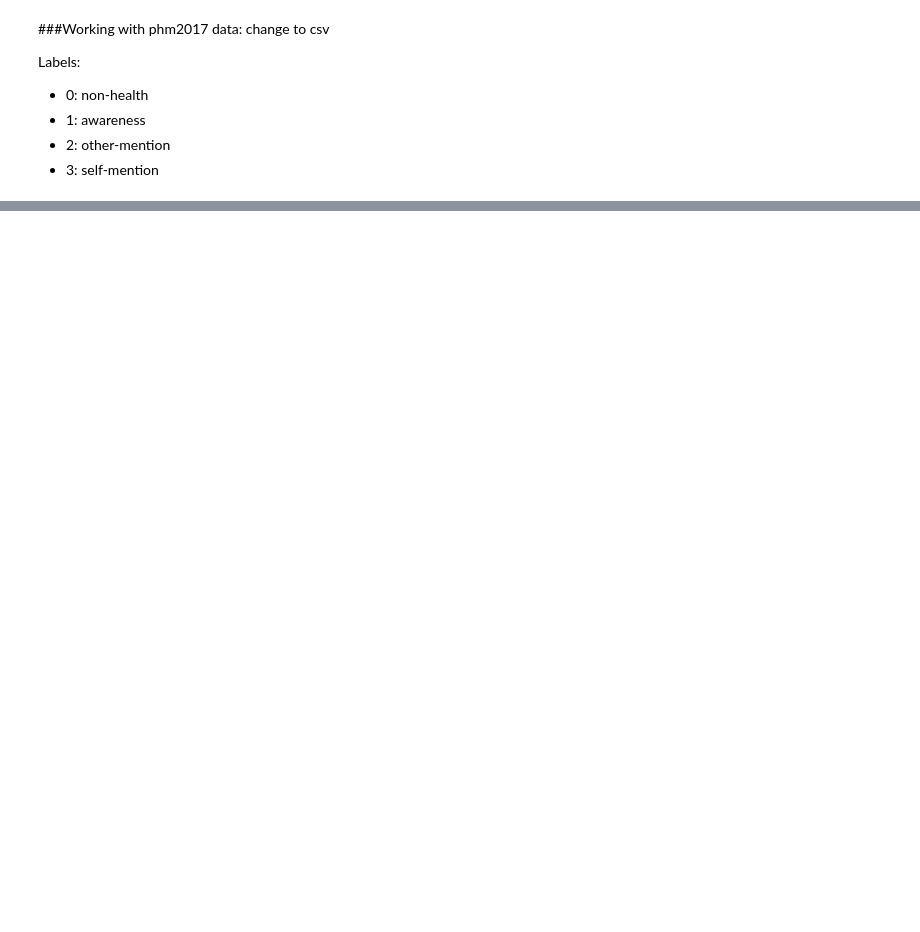
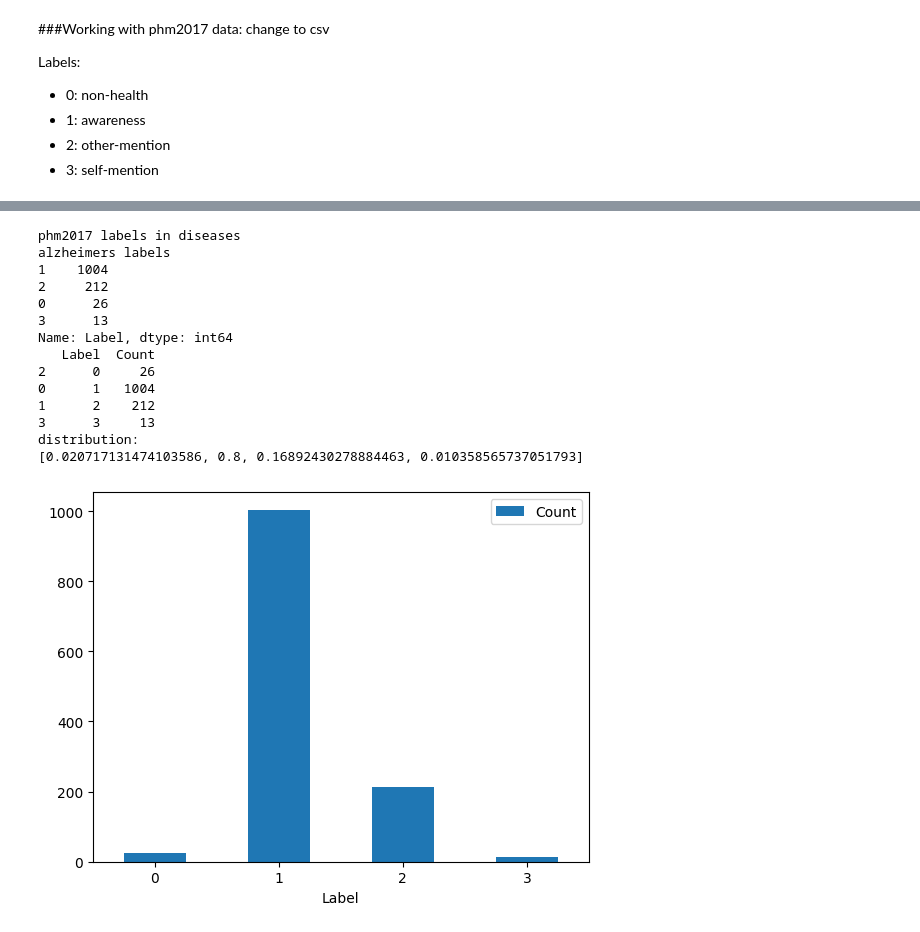
Before and after one commit to emedema/phm_evolutionary_optimization, a Jupyter notebook: data.ipynb, the cells around one changed output, grey strips where cells are left out. Cells and saved outputs as stored; diff of their text form; code cells hidden in the pictures; blank space fills up the shorter version.

```diff
--- a/data.ipynb
+++ b/data.ipynb
@@ -162,0 +317,41 @@ read_file
+# %%
+print("phm2017 labels in diseases")
+print("alzheimers labels")
+temp = phm2017_read.loc[phm2017_read['Disease'] == 'alzheimer']
+#print(temp['Label'].value_counts())
+
+phm2017_disease = ['0', '1', '2', '3']
+df = temp['Label'].value_counts()
+df = df.reset_index()
+df.columns = ['Label', 'Count']
+df2 = df.sort_values('Label')
+print(df2)
+phm2017_disease_count = df2.Count.values.tolist()
+#print(phm2017_disease_count)
+
+
+df = pd.DataFrame({'Label': phm2017_disease, 'Count':phm2017_disease_count})
+ax = df.plot.bar(x='Label', y='Count', rot=0)
+
+print('distribution:')
+total = df2['Count'].sum()
+dist = []
+for index, row in df2.iterrows():
+  dist.append(row['Count']/total)
+print(dist)
+# %% [output]
+phm2017 labels in diseases
+alzheimers labels
+1    1004
+2     212
+0      26
+3      13
+Name: Label, dtype: int64
+   Label  Count
+2      0     26
+0      1   1004
+1      2    212
+3      3     13
+distribution:
+[0.020717131474103586, 0.8, 0.16892430278884463, 0.010358565737051793]
+[figure, added]
```
Also changed, not shown: parts of 15 cells of this notebook, 1 other file.
